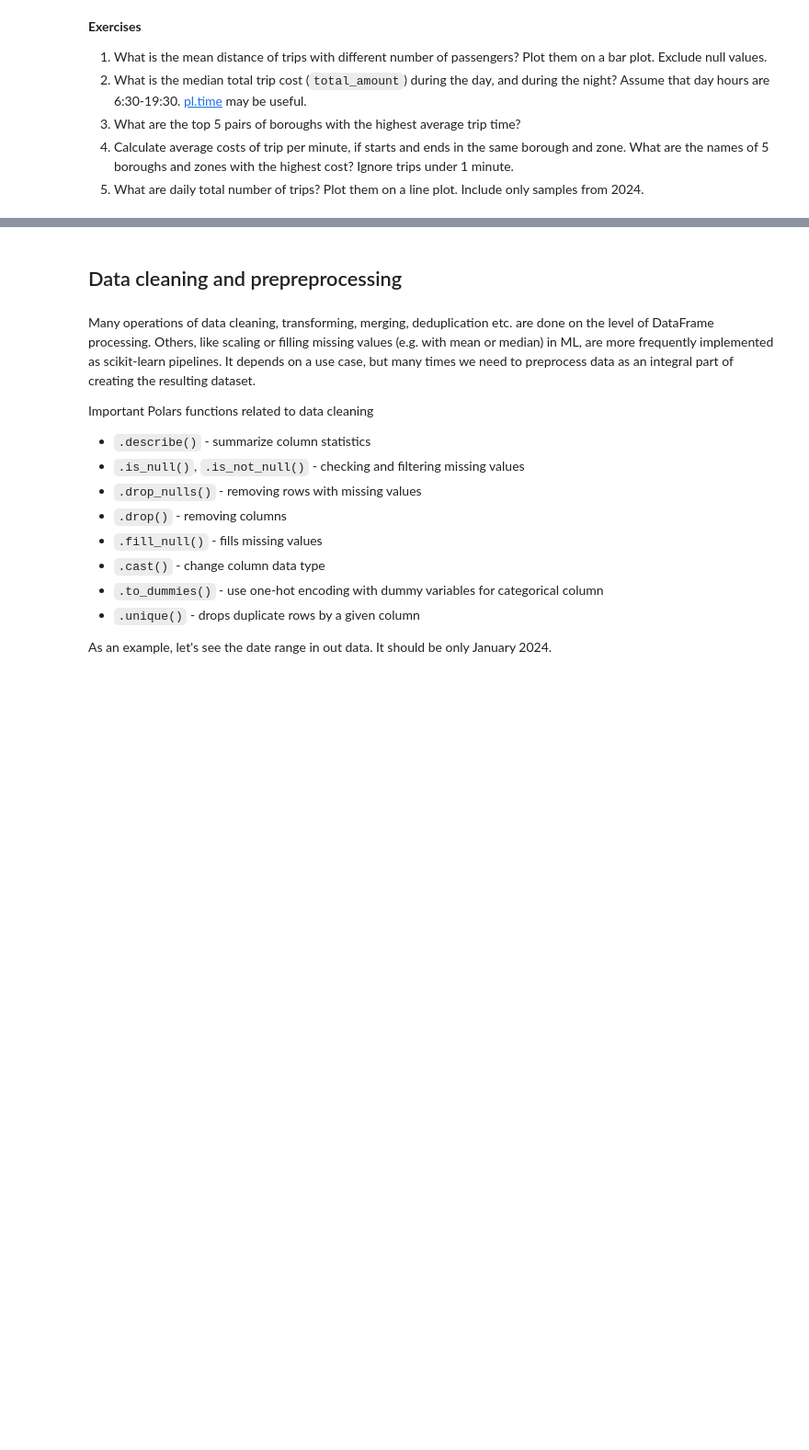
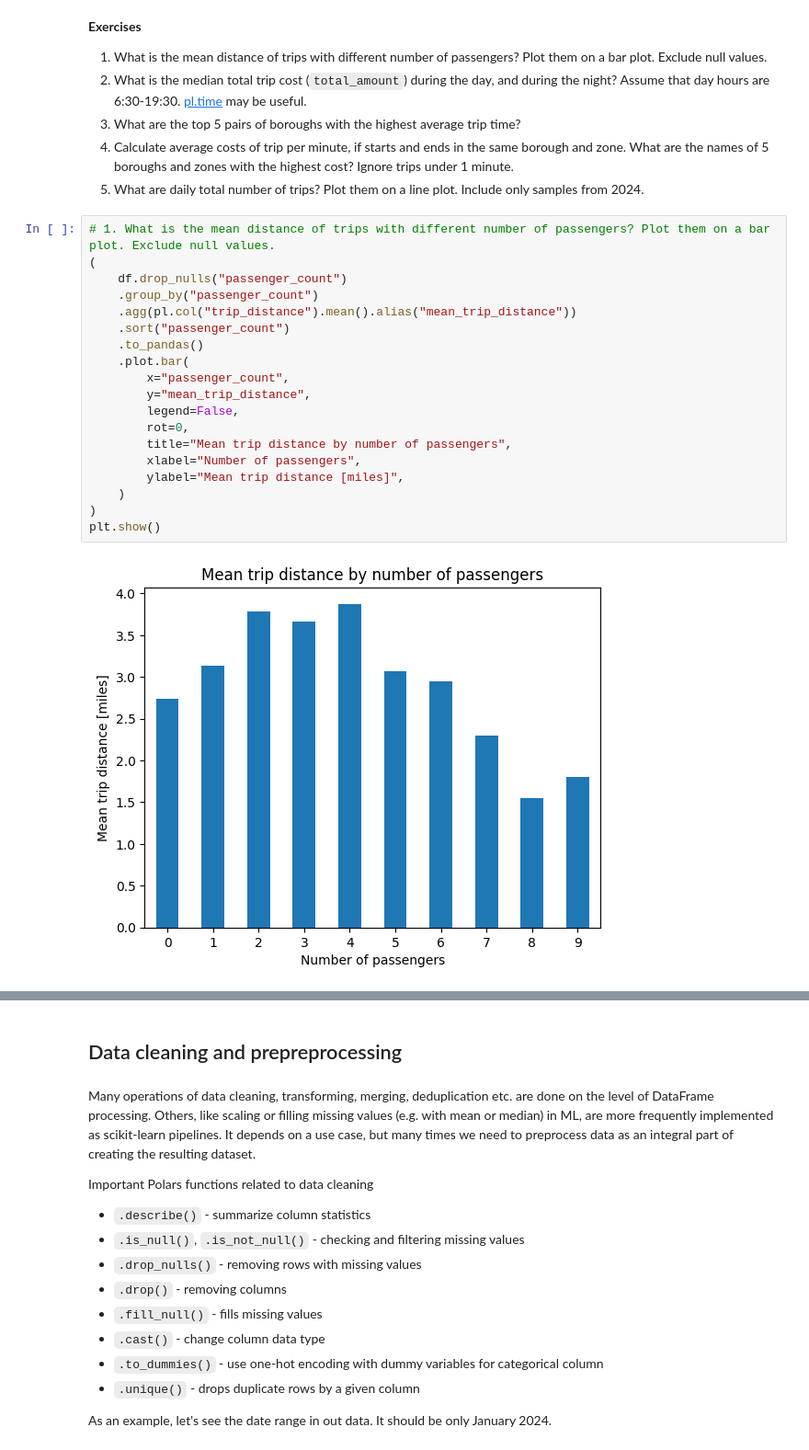
Before and after one commit to pkaramon/ML_OPS, a Jupyter notebook: lab03/notebook_polars.ipynb, the cells around one changed output, grey strips where cells are left out. Shown at 92% size. Cells and saved outputs as stored; diff of their text form; blank space fills up the shorter version.

```diff
--- a/lab03/notebook_polars.ipynb
+++ b/lab03/notebook_polars.ipynb
@@ -234,3 +636,24 @@ df_daily_avg_trip_times
 3. What are the top 5 pairs of boroughs with the highest average trip time?
 4. Calculate average costs of trip per minute, if starts and ends in the same borough and zone. What are the names of 5 boroughs and zones with the highest cost? Ignore trips under 1 minute.
 5. What are daily total number of trips? Plot them on a line plot. Include only samples from 2024.
+# %%
+# 1. What is the mean distance of trips with different number of passengers? Plot them on a bar plot. Exclude null values.
+(
+    df.drop_nulls("passenger_count")
+    .group_by("passenger_count")
+    .agg(pl.col("trip_distance").mean().alias("mean_trip_distance"))
+    .sort("passenger_count")
+    .to_pandas()
+    .plot.bar(
+        x="passenger_count",
+        y="mean_trip_distance",
+        legend=False,
+        rot=0,
+        title="Mean trip distance by number of passengers",
+        xlabel="Number of passengers",
+        ylabel="Mean trip distance [miles]",
+    )
+)
+plt.show()
+# %% [output]
+[figure, added]
```
Also changed, not shown: parts of 61 cells of this notebook.
